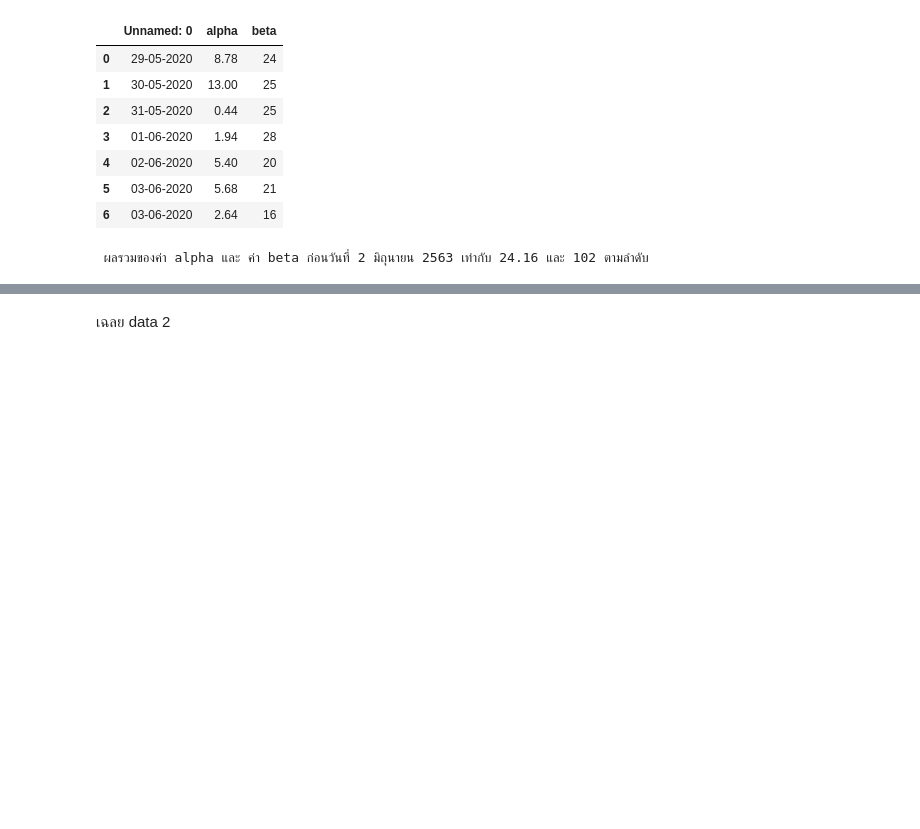
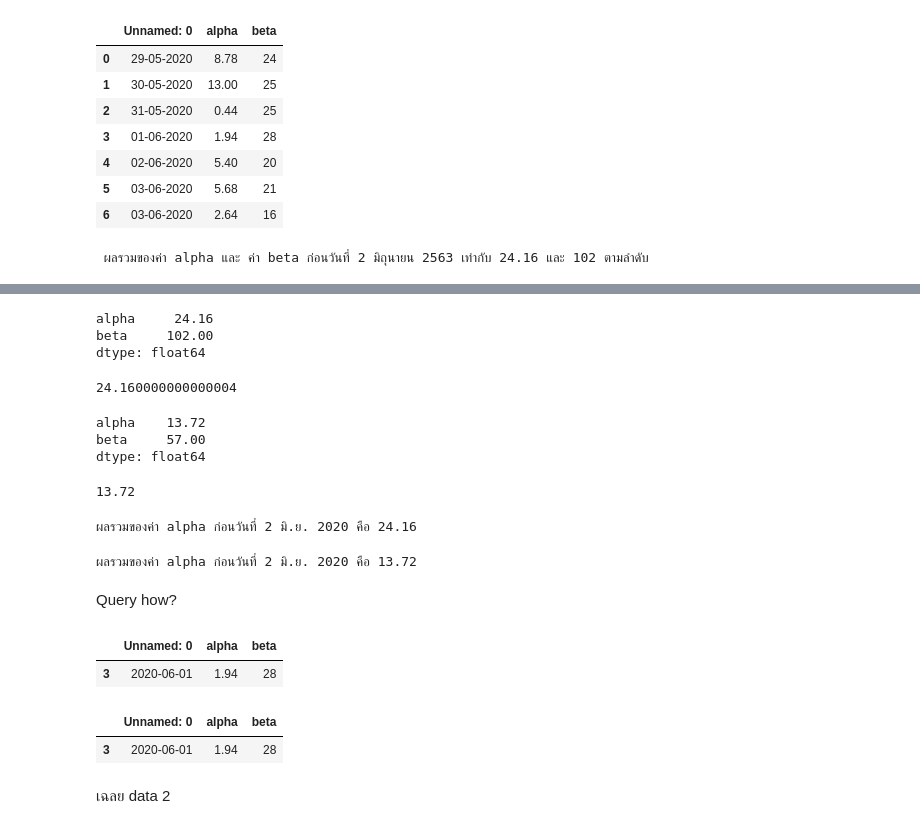
Before and after one commit to waraporn19/data_viz, a Jupyter notebook: Quiz_5.ipynb, the cells around one changed output, grey strips where cells are left out. Cells and saved outputs as stored; diff of their text form; code cells hidden in the pictures; blank space fills up the shorter version.

```diff
--- a/Quiz_5.ipynb
+++ b/Quiz_5.ipynb
@@ -60,3 +99,46 @@ print(f' ผลรวมของค่า alpha และ ค่า beta ก่
+# %%
+A = data[data['Unnamed: 0']<datetime(day=2,month=6,year=2020)].sum()
+print(A)
+# %% [output]
+alpha     24.16
+beta     102.00
+dtype: float64
+# %%
+A['alpha']
+# %% [output]
+24.160000000000004
+# %%
+B = data[data['Unnamed: 0']>=datetime(day=2,month=6,year=2020)].sum()
+print(B)
+# %% [output]
+alpha    13.72
+beta     57.00
+dtype: float64
+# %%
+B['alpha']
+# %% [output]
+13.72
+# %%
+print(f"ผลรวมของค่า alpha ก่อนวันที่ 2 มิ.ย. 2020 คือ {A['alpha']:.2f}")
+# %% [output]
+ผลรวมของค่า alpha ก่อนวันที่ 2 มิ.ย. 2020 คือ 24.16
+# %%
+print(f"ผลรวมของค่า alpha ก่อนวันที่ 2 มิ.ย. 2020 คือ {B['alpha']:.2f}")
+# %% [output]
+ผลรวมของค่า alpha ก่อนวันที่ 2 มิ.ย. 2020 คือ 13.72
+# %% [markdown]
+
+Query how?
+# %%
+data.query('alpha == 1.94')
+# %% [output]
+|  | Unnamed: 0 | alpha | beta |
+| 3 | 2020-06-01 | 1.94 | 28 |
+# %%
+data[data['alpha']==1.94]
+# %% [output]
+|  | Unnamed: 0 | alpha | beta |
+| 3 | 2020-06-01 | 1.94 | 28 |
 # %% [markdown]
 เฉลย data 2
 # %%
```
Also changed, not shown: parts of 19 cells of this notebook.
